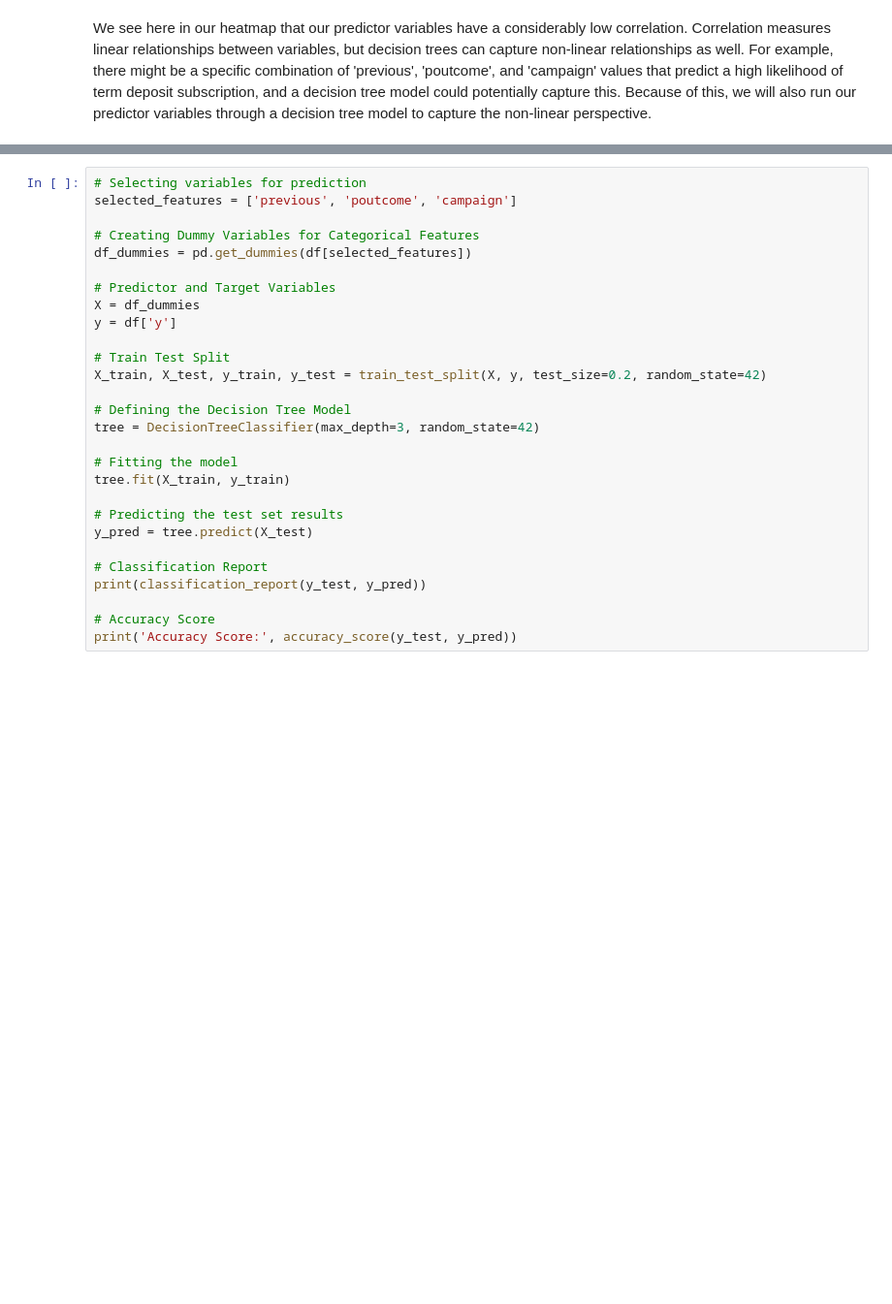
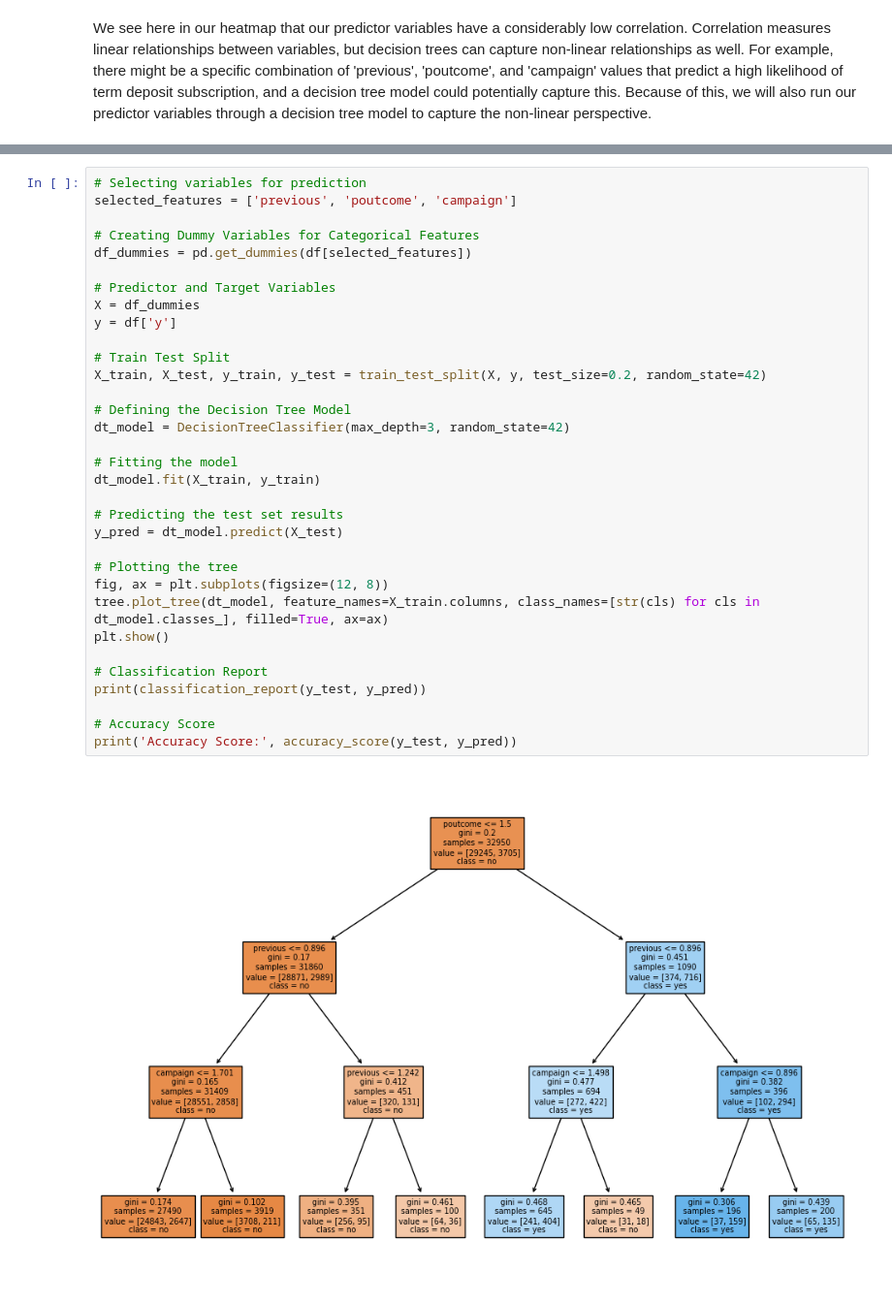
Before and after one commit to rayanwaked/Data-Analysis, a Jupyter notebook: rayan-waked-bta419-s23.ipynb, the cells around one changed output, grey strips where cells are left out. Shown at 97% size. Saved outputs shown, nothing was run; the diff lists cells and outputs as text; blank space fills up the shorter version.

```diff
--- a/rayan-waked-bta419-s23.ipynb
+++ b/rayan-waked-bta419-s23.ipynb
@@ -147,32 +187,38 @@ For our use case, the predictors we will be using are ‘previous’, ‘poutcom
 # %%
 # Selecting variables for prediction
 selected_features = ['previous', 'poutcome', 'campaign']
 
 # Creating Dummy Variables for Categorical Features
 df_dummies = pd.get_dummies(df[selected_features])
 
 # Predictor and Target Variables
 X = df_dummies
 y = df['y']
 
 # Train Test Split
 X_train, X_test, y_train, y_test = train_test_split(X, y, test_size=0.2, random_state=42)
 
 # Defining the Decision Tree Model
-tree = DecisionTreeClassifier(max_depth=3, random_state=42)
+dt_model = DecisionTreeClassifier(max_depth=3, random_state=42)
 
 # Fitting the model
-tree.fit(X_train, y_train)
+dt_model.fit(X_train, y_train)
 
 # Predicting the test set results
-y_pred = tree.predict(X_test)
+y_pred = dt_model.predict(X_test)
+
+# Plotting the tree
+fig, ax = plt.subplots(figsize=(12, 8))
+tree.plot_tree(dt_model, feature_names=X_train.columns, class_names=[str(cls) for cls in dt_model.classes_], filled=True, ax=ax)
+plt.show()
 
 # Classification Report
 print(classification_report(y_test, y_pred))
 
 # Accuracy Score
 print('Accuracy Score:', accuracy_score(y_test, y_pred))
 # %% [output]
+[figure, added]
               precision    recall  f1-score   support
 
           no       0.90      0.99      0.94      7303
```
Also changed, not shown: parts of 16 cells of this notebook.
